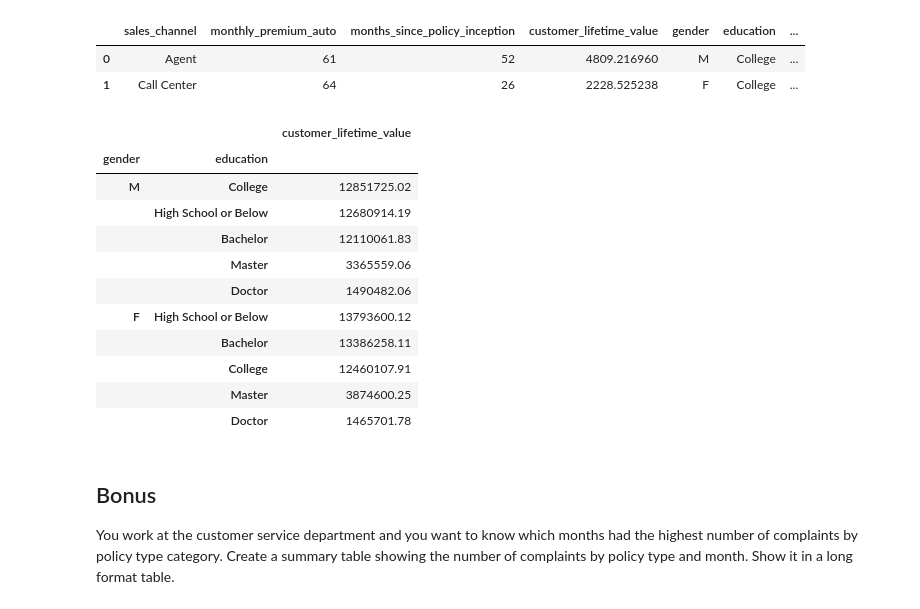
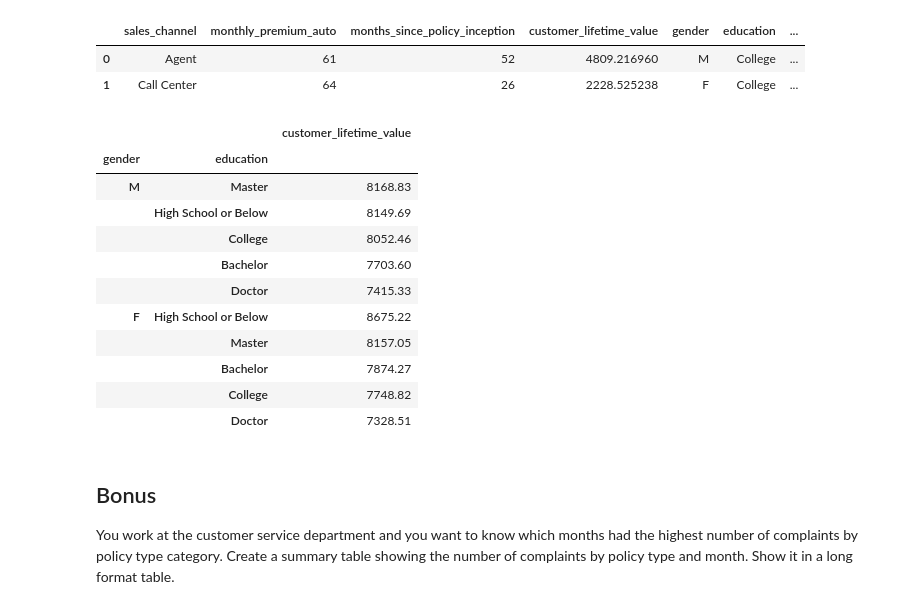
Before and after one commit to DiverIntoData/lab-dw-data-structuring-and-combining, a Jupyter notebook: lab-dw-data-structuring-and-combining.ipynb, the cells around one changed output. Saved outputs shown, nothing was run; the diff lists cells and outputs as text; code cells hidden in the pictures.

```diff
--- a/lab-dw-data-structuring-and-combining.ipynb
+++ b/lab-dw-data-structuring-and-combining.ipynb
@@ -177,25 +177,25 @@ df_5.head(2)
 # %%
 df_5.pivot_table(
     values = "customer_lifetime_value",
     index = ["gender", "education"],
-    aggfunc = "sum"
+    aggfunc = "mean"
     ).round(2).sort_values(["gender", "customer_lifetime_value"], ascending=False)
 
 # Based on the data, most of the company revenue comes from individuals with lower education level.
 # This is likely because there are more individuals on that group.
 # %% [output]
 |  |  | customer_lifetime_value |
 | gender | education |  |
-| M | College | 12851725.02 |
-|  | High School or Below | 12680914.19 |
-|  | Bachelor | 12110061.83 |
-|  | Master | 3365559.06 |
-|  | Doctor | 1490482.06 |
-| F | High School or Below | 13793600.12 |
-|  | Bachelor | 13386258.11 |
-|  | College | 12460107.91 |
-|  | Master | 3874600.25 |
-|  | Doctor | 1465701.78 |
+| M | Master | 8168.83 |
+|  | High School or Below | 8149.69 |
+|  | College | 8052.46 |
+|  | Bachelor | 7703.60 |
+|  | Doctor | 7415.33 |
+| F | High School or Below | 8675.22 |
+|  | Master | 8157.05 |
+|  | Bachelor | 7874.27 |
+|  | College | 7748.82 |
+|  | Doctor | 7328.51 |
 # %% [markdown]
 ## Bonus
 
```
Also changed, not shown: parts of 2 cells of this notebook.
